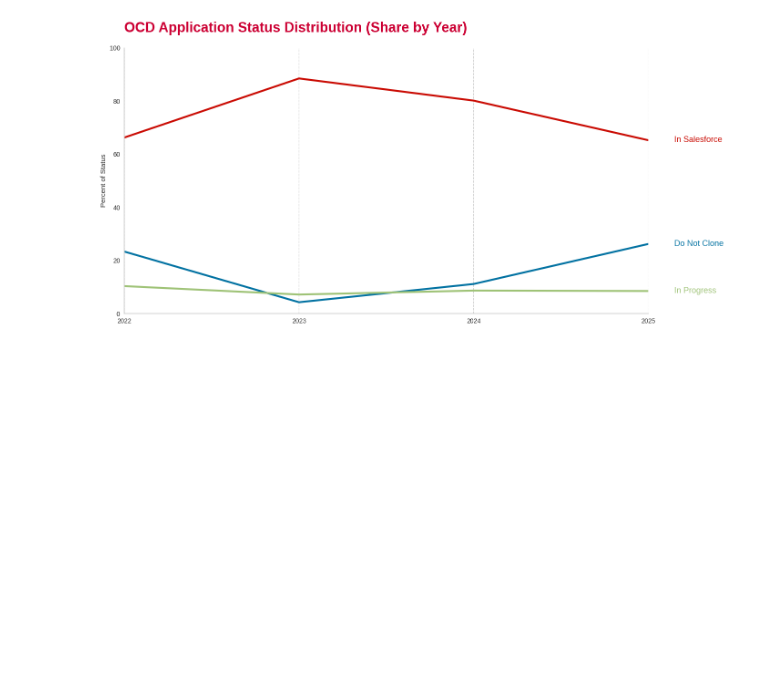
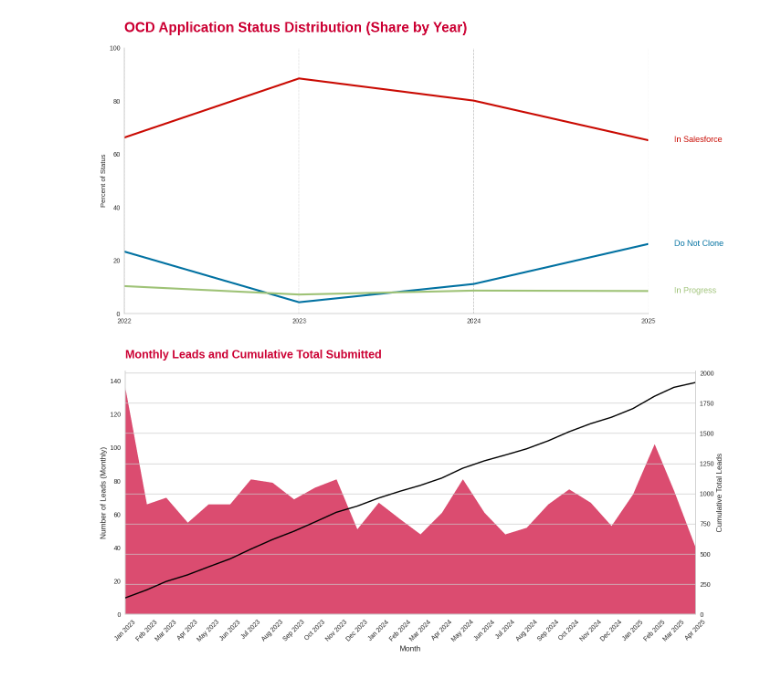
Before and after one commit to ewattudo/datamanagement, a Jupyter notebook: PS5.ipynb, the cells around one changed output. Cells and saved outputs as stored; diff of their text form; code cells hidden in the pictures; blank space fills up the shorter version.

```diff
--- a/PS5.ipynb
+++ b/PS5.ipynb
@@ -138,0 +168,9 @@ OCD.head()
+# %%
+# Clean Program Selection
+leads['Program Selection'] = leads['Program Selection'].astype(str).str.strip()
+
+# Drop real or fake NaNs
+leads = leads[leads['Program Selection'].notna()]
+leads = leads[leads['Program Selection'].str.lower() != 'nan']
+leads = leads[leads['Program Selection'] != '']
+leads = leads[~leads['Program Selection'].str.isspace()]
@@ -423,3 +484,54 @@ plt.tight_layout()
 plt.show()
 # %% [output]
 [figure]
+# %%
+import pandas as pd
+import matplotlib.pyplot as plt
+
+# Step 1: Convert to datetime and group by month
+leads['Touch Point: Created Date'] = pd.to_datetime(leads['Touch Point: Created Date'])
+leads['Month'] = leads['Touch Point: Created Date'].dt.to_period('M').apply(lambda r: r.start_time)
+
+# Step 2: Aggregate monthly totals and cumulative
+monthly_counts = leads.groupby('Month').size()
+cumulative_counts = monthly_counts.cumsum()
+
+# Step 3: Set up plot
+fig, ax1 = plt.subplots(figsize=(14, 7))
+
+# Left Y-axis: monthly area chart
+ax1.fill_between(monthly_counts.index, monthly_counts.values, color='#cc0033', alpha=0.7)
+ax1.set_ylabel("Number of Leads (Monthly)", fontsize=12)
+ax1.set_xlabel("Month", fontsize=12)
+ax1.set_ylim(0, monthly_counts.max() + 10)
+ax1.set_xticks(monthly_counts.index)
+ax1.set_xticklabels(monthly_counts.index.strftime('%b %Y'), rotation=45)
+
+# Right Y-axis: cumulative total line
+ax2 = ax1.twinx()
+ax2.plot(cumulative_counts.index, cumulative_counts.values, color='black', linewidth=2)
+ax2.set_ylabel("Cumulative Total Leads", fontsize=12)
+ax2.set_ylim(0, cumulative_counts.max() * 1.05)
+
+# Clean visual layout
+ax1.grid(False)
+ax1.margins(x=0)
+ax1.spines['top'].set_visible(False)
+ax1.spines['right'].set_visible(False)
+ax2.spines['top'].set_visible(False)
+ax2.spines['left'].set_visible(False)
+
+# Title
+plt.title(
+    "Monthly Leads and Cumulative Total Submitted",
+    fontsize=18,
+    loc='left',
+    pad=20,
+    weight='bold',
+    color='#cc0033'
+)
+
+plt.tight_layout()
+plt.show()
+# %% [output]
+[figure, added]
```
Also changed, not shown: parts of 9 cells of this notebook.
